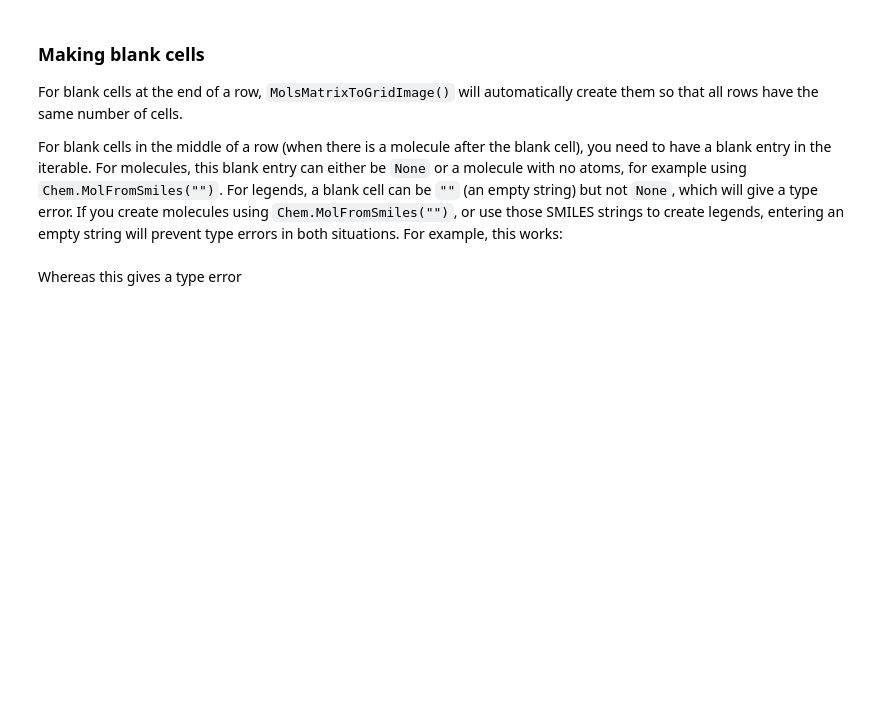
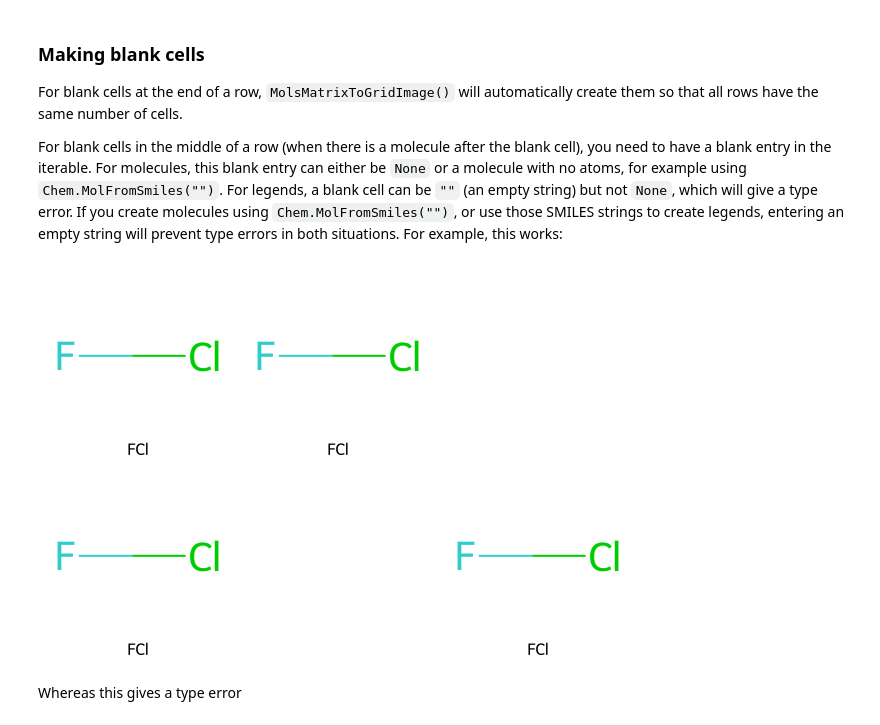
Before and after one commit to bertiewooster/rdkit_blog, a Jupyter notebook: notebooks/Plotting Rows and Columns of Molecules with MolsMatrixToGridImage.ipynb, the cells around one changed output. Cells and saved outputs as stored; diff of their text form; code cells hidden in the pictures; blank space fills up the shorter version.

```diff
--- a/notebooks/Plotting Rows and Columns of Molecules with MolsMatrixToGridImage.ipynb
+++ b/notebooks/Plotting Rows and Columns of Molecules with MolsMatrixToGridImage.ipynb
@@ -75,9 +84,11 @@ For blank cells in the middle of a row (when there is a molecule after the blank
 # %%
 # Give smilesMatrix with "" entries, then call `MolsMatrixToGridImage()` with molsMatrix=Chem.MolFromSmiles, legendsMatrix=smilesMatrix
 
 smilesMatrixEmptyString = [["FCl", "FCl"], ["FCl", "", "FCl"]]
 molsMatrixEmptyString = [[Chem.MolFromSmiles(smiles) for smiles in row] for row in smilesMatrixEmptyString]
-# MolsMatrixToGridImage(molsMatrix=molsMatrixEmptyString, legendsMatrix=smilesMatrixEmptyString)
+MolsMatrixToGridImage(molsMatrix=molsMatrixEmptyString, legendsMatrix=smilesMatrixEmptyString)
+# %% [output]
+[figure, added]
 # %% [markdown]
 Whereas this gives a type error
 # %%
```
Also changed, not shown: parts of 12 cells of this notebook.
